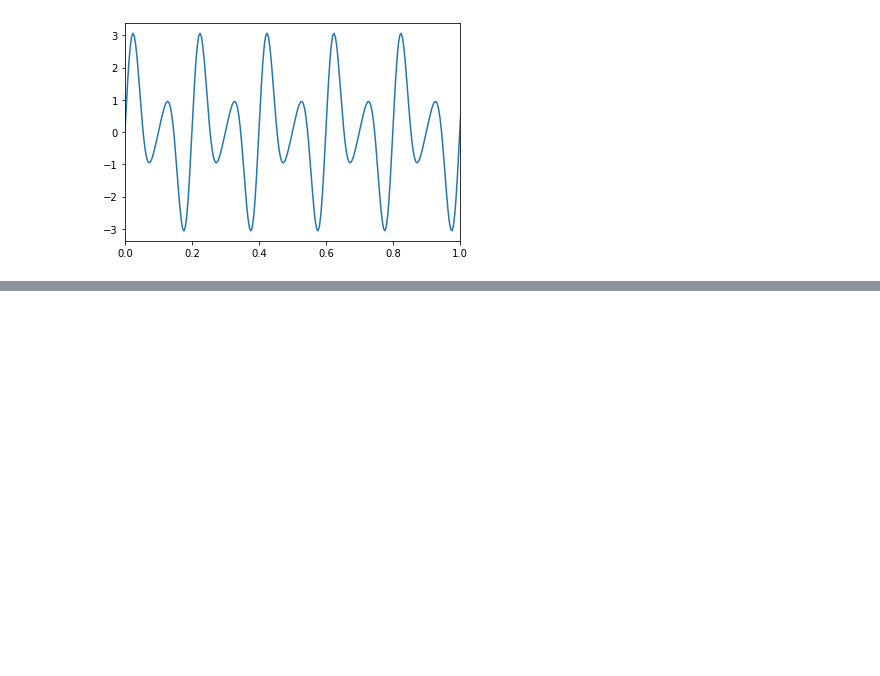
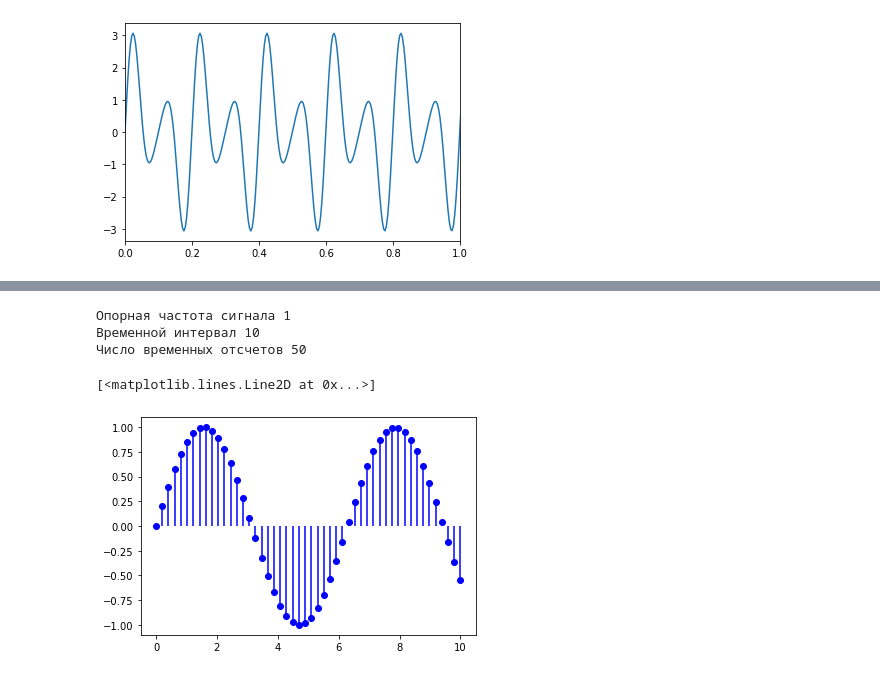
Before and after one commit to DaniilSysoev/opisis_sem_3, a Jupyter notebook: Описис_сем_3.ipynb, the cells around one changed output, grey strips where cells are left out. Drawn from its saved outputs; the diff is of its cells as text; code cells hidden in the pictures; blank space fills up the shorter version.

```diff
--- a/Описис_сем_3.ipynb
+++ b/Описис_сем_3.ipynb
@@ -138,0 +146,16 @@ plt.plot(t, sig_fft.real, label='ОБПФ')
+# %%
+f = float(input("Опорная частота сигнала "))
+T = float(input('Временной интервал '))
+n = int(input('Число временных отсчетов '))
+# %% [output]
+Опорная частота сигнала 1
+Временной интервал 10
+Число временных отсчетов 50
+# %%
+t = np.linspace(0, T, n)
+u = np.sin(f*t)
+plt.vlines(t, 0, u, color='blue')
+plt.plot(t, u, 'o', color='blue')
+# %% [output]
+[<matplotlib.lines.Line2D at 0x...>]
+[figure, added]
```
Also changed, not shown: parts of 9 cells of this notebook.
